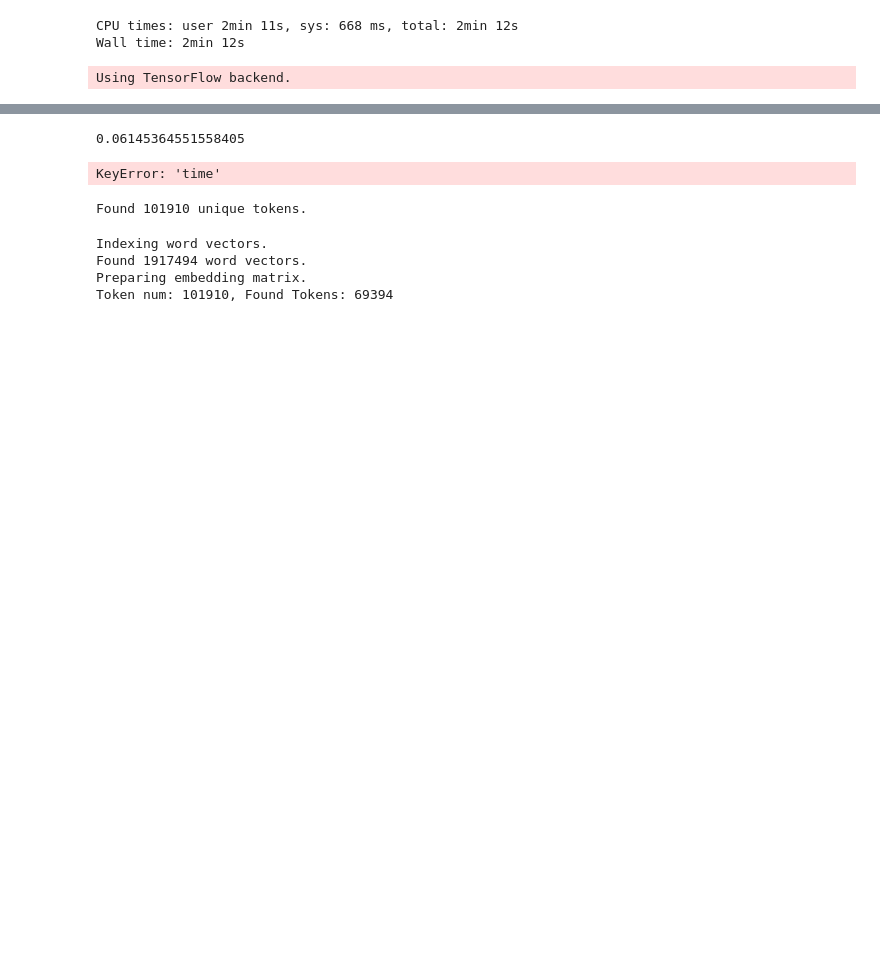
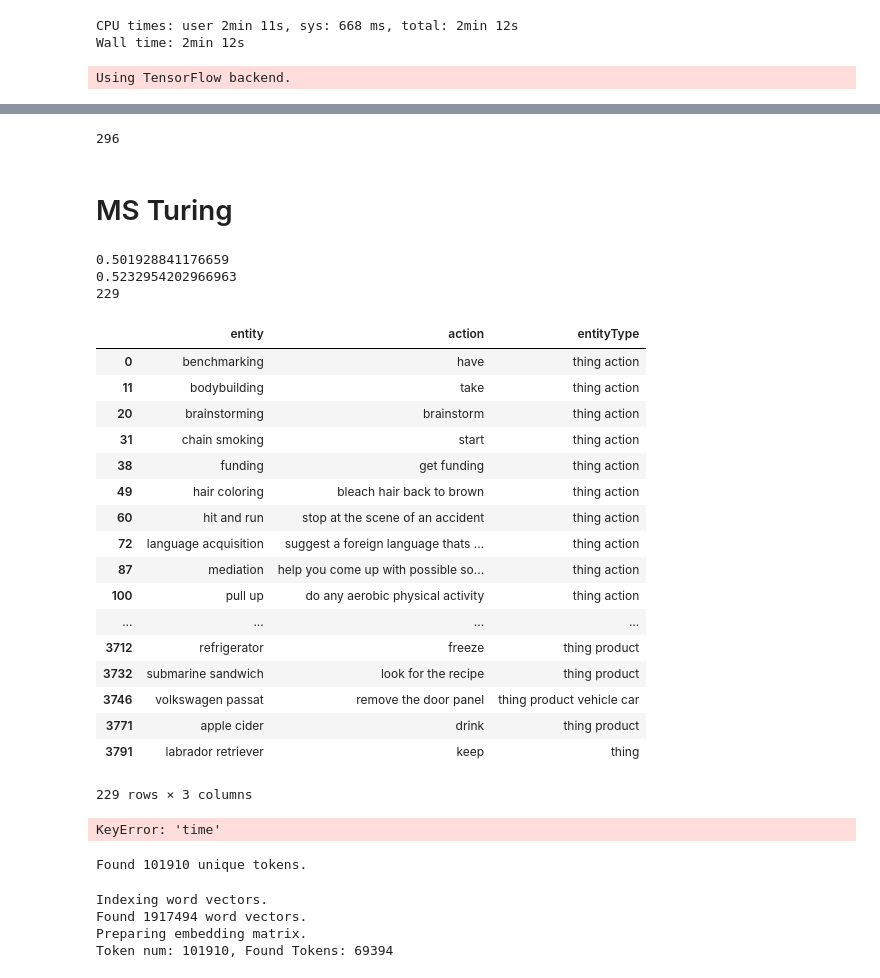
Before and after one commit to feay1234/WikiHow-Task-Based, a Jupyter notebook: AKG Experiments.ipynb, the cells around one changed output, grey strips where cells are left out. Cells and saved outputs as stored; diff of their text form; code cells hidden in the pictures; blank space fills up the shorter version.

```diff
--- a/AKG Experiments.ipynb
+++ b/AKG Experiments.ipynb
@@ -41,6 +141,8 @@ df['query'] = df['query'].str.lower()
 df['action'] = df['action'].str.lower()
 df['entityType'] = df['entityType'].str.lower()
 df['entity'] = df['entity'].str.lower()
+
+df['action'] = [preprocessingText(i) for i in df['action']]
 # %%
 import collections
 qrel = collections.defaultdict(dict)
@@ -254,0 +353,4 @@ for i in range(0, len(unique_props), 20):
+# %%
+len(a)
+# %% [output]
+296
@@ -255,15 +361,77 @@ for i in range(0, len(unique_props), 20):
+# %% [markdown]
+# MS Turing
 # %%
 res = []
-for idx, row in df[['query_id', 'entity', 'action']].drop_duplicates().iterrows():
+res2 = []
+# goodType = set([])
+for idx, row in df[['query_id', 'entity', 'action', 'entityType']].drop_duplicates().iterrows():
     qrels = qrel[str(row['query_id'])]
+    cand_properties = list(popProp[row['entityType']].keys())
+    _q = [i[0] for i in sorted(qrels.items(), key=lambda x: x[1], reverse=True)]
 
     rank = {}
-    for p in unique_props:
-        score = cosine_similarity([docMS2vec[row['query_id']]], [propMS2vec[p]])[0][0]
+    for p in cand_properties:
+        if p in unseen_prop:
+            continue
+
+#         score = cosine_similarity([docMS2vec[row['query_id']]], [propMS2vec[p]])[0][0]
+        score = cosine_similarity([entity2vec[row['query_id']]], [propMS2vec[p]])[0][0]
         rank[p] = score
+#     print(rank)
+#     for p in popProp[row['entityType']]:
+#         if p in unseen_prop:
+#             continue
+#         rank[p] = popProp[row['entityType']][p]
+#         rank[p] = np.random.randint(2,size=1)[0]
+
     rank = [i[0] for i in sorted(rank.items(), key=lambda x: x[1], reverse=True)][:20]
+    our = evaluate(qrels, rank)
+    base = evaluate(qrels, cand_properties)
+#     if our > base:
 
-    res.append(evaluate(qrels, rank))
+
+#         query = row['action'] + " " +row['entity']
+#         tokenized_query = query.split(" ")
+#         doc = bm25.get_top_n(tokenized_query, corpus, n=1)
+
+#         goodType.add(row['entityType'])
+
+#         print(row['entity'])
+#         print("qrel", _q)
+#         print("base", cand_properties)
+#         print("ms", rank)
+#         print(base, our)
+#         print(query)
+#         print(doc)
+#         print()
+
+    res.append(our)
+    res2.append(base)
 print(np.mean(res))
+print(np.mean(res2))
+print(len(res))
 # %% [output]
-0.06145364551558405
+0.501928841176659
+0.5232954202966963
+229
+# %%
+df[['entity', 'action', 'entityType']].drop_duplicates()
+# %% [output]
+|  | entity | action | entityType |
+| 0 | benchmarking | have | thing action |
+| 11 | bodybuilding | take | thing action |
+| 20 | brainstorming | brainstorm | thing action |
+| 31 | chain smoking | start | thing action |
+| 38 | funding | get funding | thing action |
+| 49 | hair coloring | bleach hair back to brown | thing action |
+| 60 | hit and run | stop at the scene of an accident | thing action |
+| 72 | language acquisition | suggest a foreign language thats ... | thing action |
+| 87 | mediation | help you come up with possible so... | thing action |
+| 100 | pull up | do any aerobic physical activity | thing action |
+| ... | ... | ... | ... |
+| 3712 | refrigerator | freeze | thing product |
+| 3732 | submarine sandwich | look for the recipe | thing product |
+| 3746 | volkswagen passat | remove the door panel | thing product vehicle car |
+| 3771 | apple cider | drink | thing product |
+| 3791 | labrador retriever | keep | thing |
+229 rows × 3 columns
```
Also changed, not shown: parts of 41 cells of this notebook.
